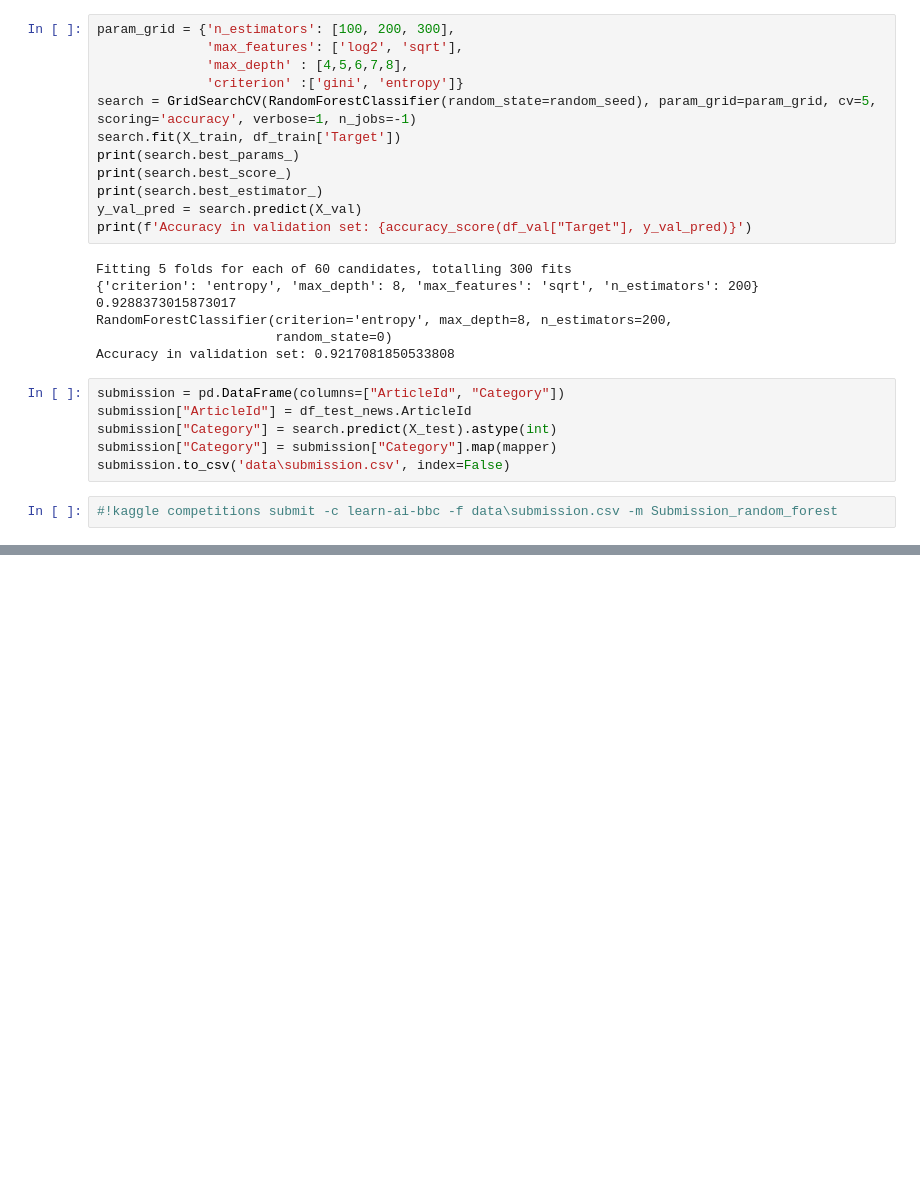
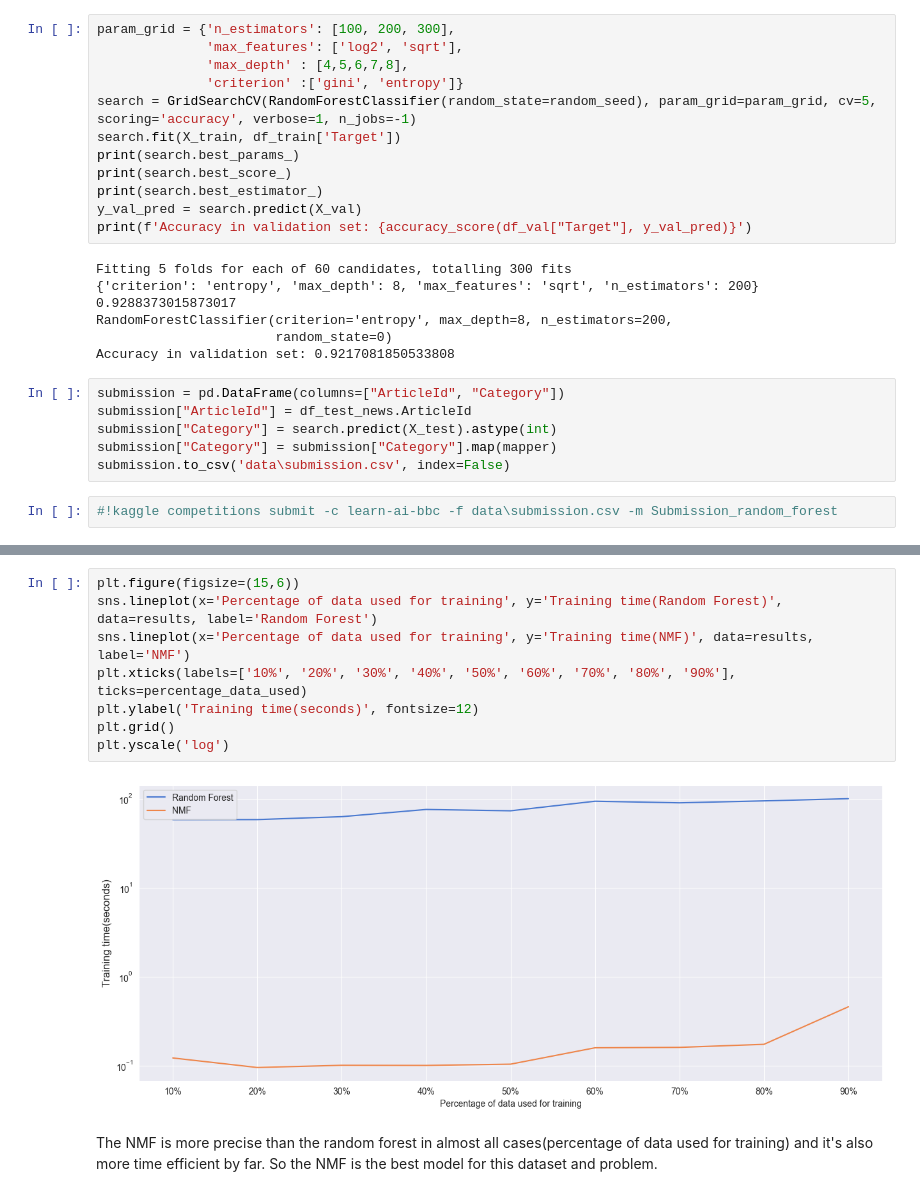
Before and after one commit to JuanDa14Sa/BBC-News-Classification, a Jupyter notebook: bbc_classification.ipynb, the cells around one changed output, grey strips where cells are left out. Drawn from its saved outputs; the diff is of its cells as text; blank space fills up the shorter version.

```diff
--- a/bbc_classification.ipynb
+++ b/bbc_classification.ipynb
@@ -624,0 +710,12 @@ submission.to_csv('data\submission.csv', index=False)
+# %%
+plt.figure(figsize=(15,6))
+sns.lineplot(x='Percentage of data used for training', y='Training time(Random Forest)', data=results, label='Random Forest')
+sns.lineplot(x='Percentage of data used for training', y='Training time(NMF)', data=results, label='NMF')
+plt.xticks(labels=['10%', '20%', '30%', '40%', '50%', '60%', '70%', '80%', '90%'], ticks=percentage_data_used)
+plt.ylabel('Training time(seconds)', fontsize=12)
+plt.grid()
+plt.yscale('log')
+# %% [output]
+[figure, added]
+# %% [markdown]
+The NMF is more precise than the random forest in almost all cases(percentage of data used for training) and it's also more time efficient by far. So the NMF is the best model for this dataset and problem.
```
Also changed, not shown: parts of 8 cells of this notebook.
